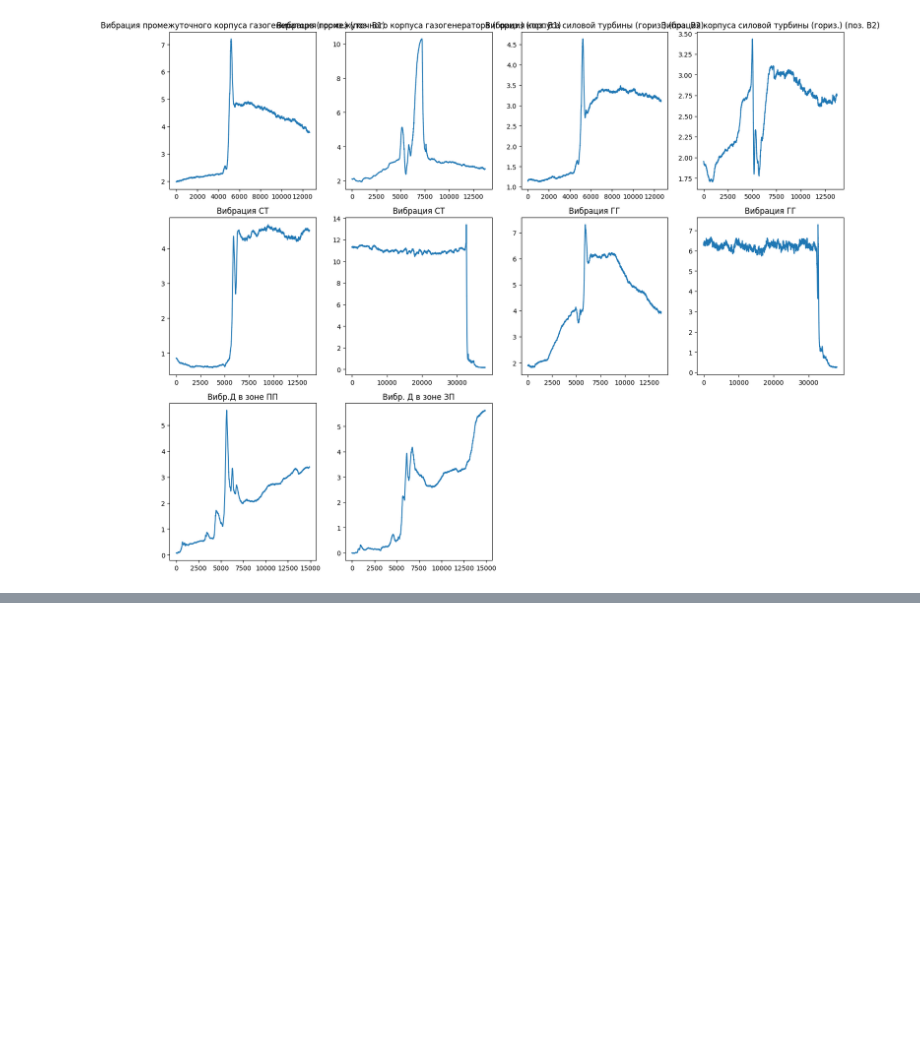
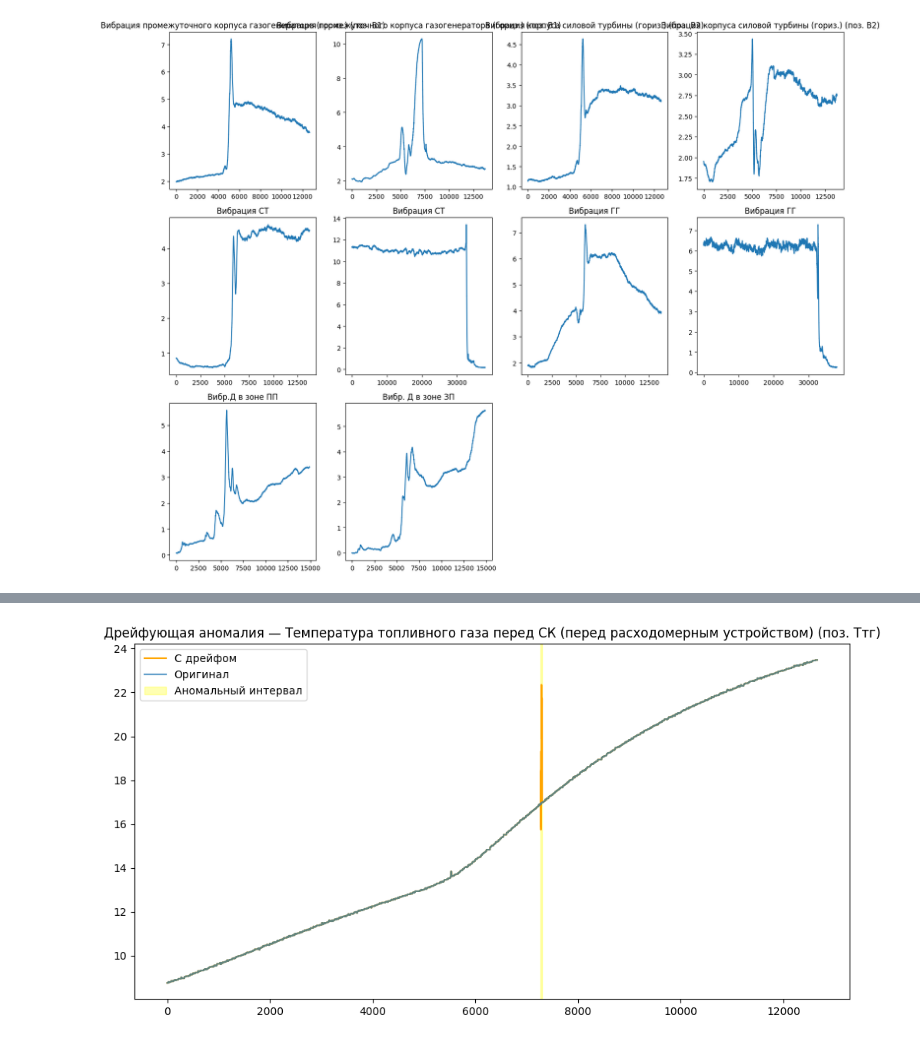
Before and after one commit to Frekenboken/gazprom-hack-mirea, a Jupyter notebook: main.ipynb, the cells around one changed output, grey strips where cells are left out. Saved outputs shown, nothing was run; the diff lists cells and outputs as text; code cells hidden in the pictures; blank space fills up the shorter version.

```diff
--- a/main.ipynb
+++ b/main.ipynb
@@ -99,0 +194,22 @@ plt.show()
+# %%
+# Пример: добавим дрейф к первому ряду 'temp'
+sample_series = groups_of_series['temp'][0].copy()
+
+drifted_series, (start, end) = add_drifting_anomaly(
+    sample_series,
+    drift_length=30,
+    drift_magnitude_factor=4,
+    noise_level=0.2,
+    random_state=42
+)
+
+# Визуализация
+plt.figure(figsize=(12, 6))
+drifted_series.plot(label='С дрейфом', color='orange')
+sample_series.plot(label='Оригинал', alpha=0.7)
+plt.axvspan(start, end, color='yellow', alpha=0.3, label='Аномальный интервал')
+plt.title(f"Дрейфующая аномалия — {sample_series.name}")
+plt.legend()
+plt.show()
+# %% [output]
+[figure, added]
```
Also changed, not shown: parts of 4 cells of this notebook.
